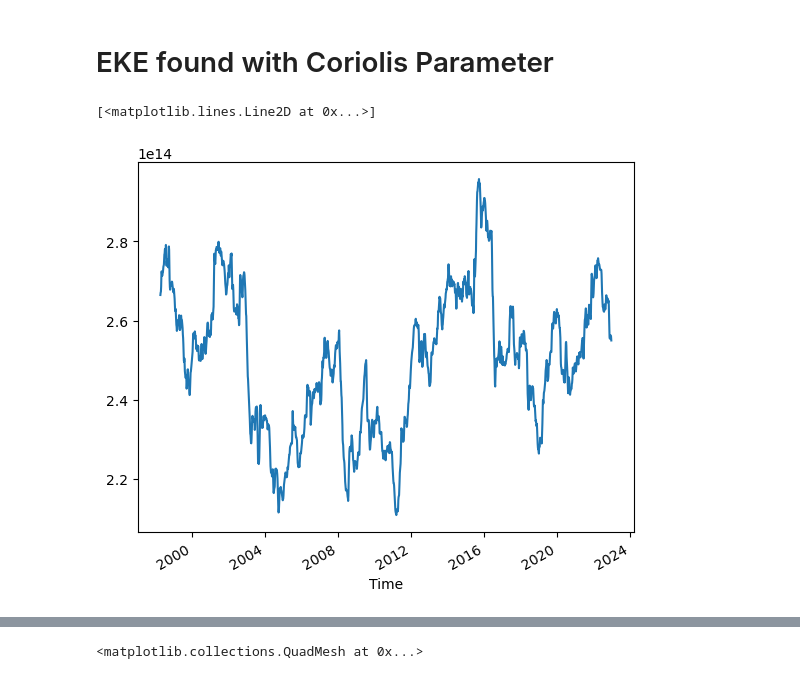
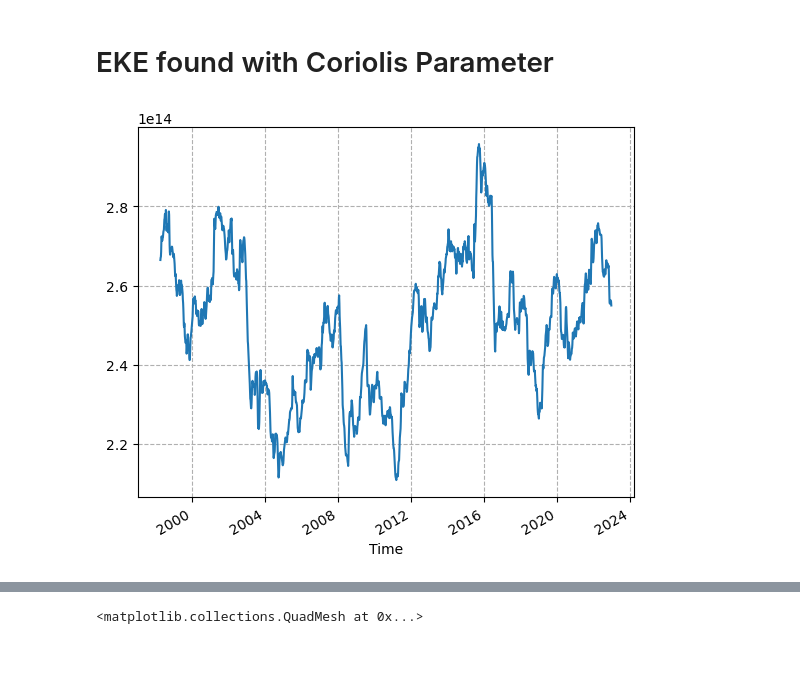
Before and after one commit to Septute/EKE, a Jupyter notebook: SSHMAIN.ipynb, the cells around one changed output, grey strips where cells are left out. Drawn from its saved outputs; the diff is of its cells as text; code cells hidden in the pictures.

```diff
--- a/SSHMAIN.ipynb
+++ b/SSHMAIN.ipynb
@@ -251,6 +251,6 @@ KE = MKE+CT
 EKEBAR=((1/2)*1025)*(deru**2+derv**2)
 # %%
 (EKE*area).sel(Latitude=slice(3,20),Longitude=slice(285,320)).sum(['Longitude', 'Latitude']).rolling(Time=6*12).mean().plot()
+plt.grid(True, linestyle='--')
 # %% [output]
-[<matplotlib.lines.Line2D at 0x...>]
-[figure, old version]
+[figure, new version]
```
Also changed, not shown: parts of 4 cells of this notebook, 2 other files.
